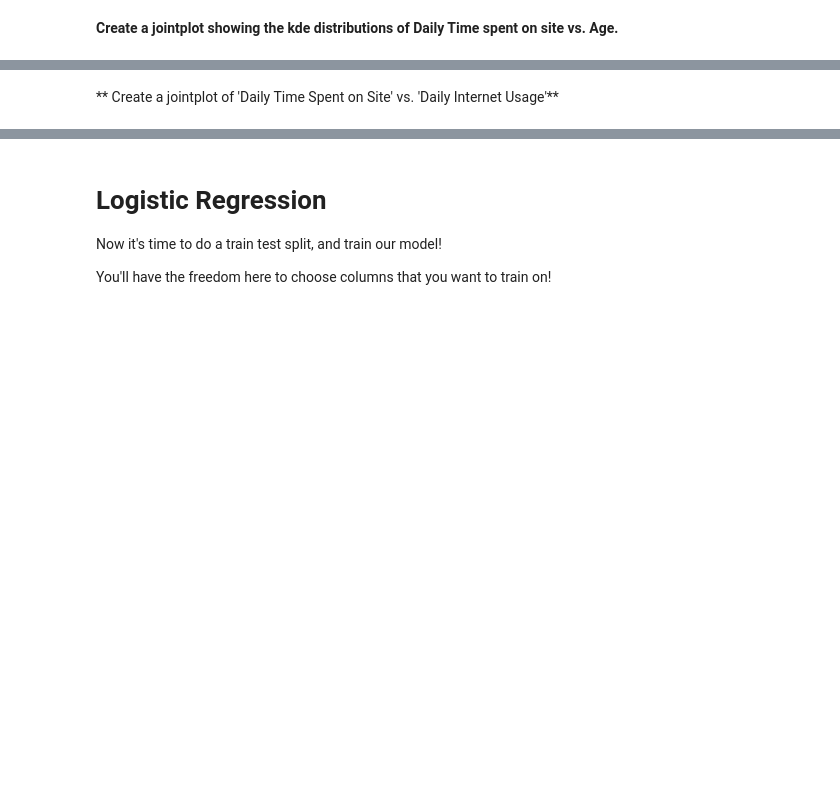
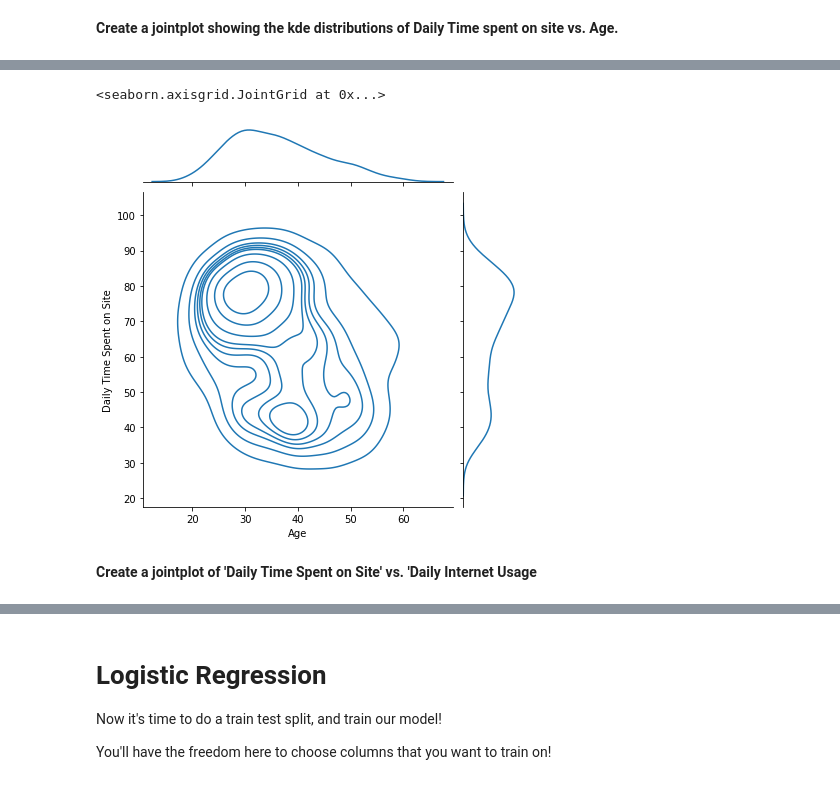
Before and after one commit to makhijakabir/assignments-ml, a Jupyter notebook: Assignment_02_Logistic_Regression_Project.ipynb, the cells around one changed output, grey strips where cells are left out. Saved outputs shown, nothing was run; the diff lists cells and outputs as text; code cells hidden in the pictures; blank space fills up the shorter version.

```diff
--- a/Assignment_02_Logistic_Regression_Project.ipynb
+++ b/Assignment_02_Logistic_Regression_Project.ipynb
@@ -91,2 +141,7 @@ Try recreating the plots shown below!
+# %%
+sns.jointplot(adv_data['Age'], adv_data['Daily Time Spent on Site'], kind='kde')
+# %% [output]
+<seaborn.axisgrid.JointGrid at 0x...>
+[figure, added]
 # %% [markdown]
-** Create a jointplot of 'Daily Time Spent on Site' vs. 'Daily Internet Usage'**
+**Create a jointplot of 'Daily Time Spent on Site' vs. 'Daily Internet Usage**
```
Also changed, not shown: parts of 40 cells of this notebook.
